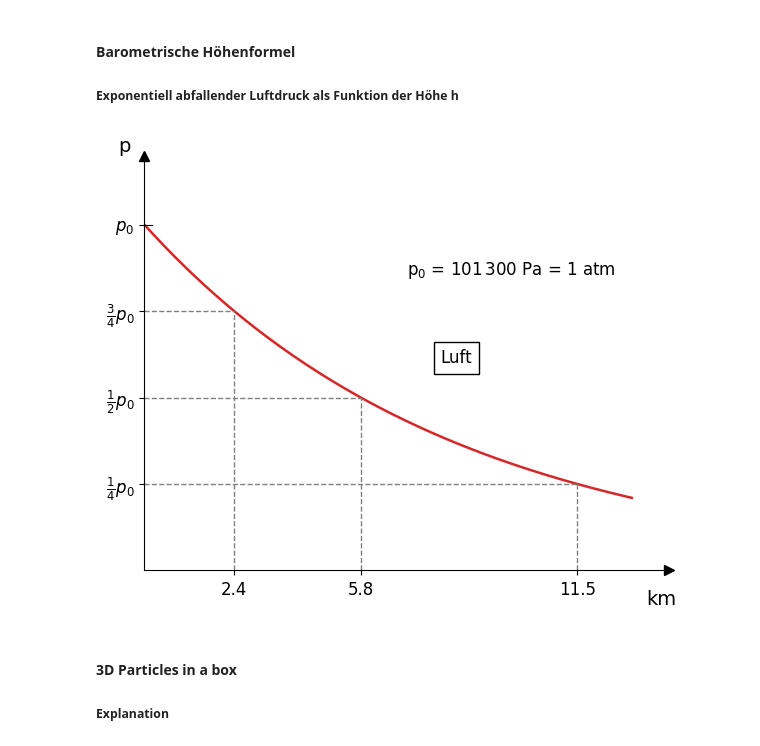
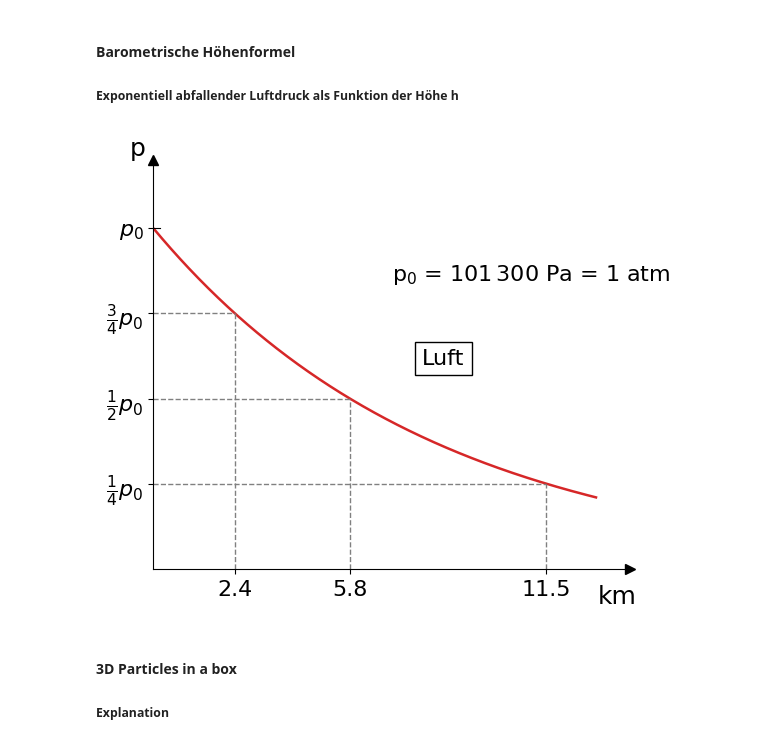
Before and after one commit to Alex-Hasi2/Skriptum_Grundlagen_Physik_FH-Campus, a Jupyter notebook: Bilder/python_images.ipynb, the cells around one changed output. Saved outputs shown, nothing was run; the diff lists cells and outputs as text; code cells hidden in the pictures.

```diff
--- a/Bilder/python_images.ipynb
+++ b/Bilder/python_images.ipynb
@@ -9,6 +9,10 @@ import numpy as np
 x_max = 14  # Maximale x-Achse in km
 y_max = 1.2  # Maximale y-Achse (normalisierter Druck)
 lw_gray = 1.0  # Linienbreite für graue Hilfslinien
+fs_ticklabels = 16  # Schriftgröße für Achsenbeschriftungen
+fs_insert = 16  # Schriftgröße für eingefügte Boxen
+fs_axislabels = 18  # Schriftgröße für Achsenlabels
+
 # 1. Daten generieren
 # Wir plotten von 0 bis 13 km
 h = np.linspace(0, 13, 500)
@@ -65,40 +69,40 @@ ax.plot(0, 1, "^k", transform=ax.get_xaxis_transform(), clip_on=False, markersiz
 
 # 5. Beschriftungen (Ticks und Labels)
 
 # X-Achse
 ax.set_xticks([h_0p75, h_0p5, h_0p25])
-ax.set_xticklabels([str(round(h_0p75, 1)), str(round(h_0p5, 1)), str(round(h_0p25, 1))], fontsize=12)
-ax.text(14.2, -0.1, 'km', fontsize=14, ha='right') # Einheit km
+ax.set_xticklabels([str(round(h_0p75, 1)), str(round(h_0p5, 1)), str(round(h_0p25, 1))], fontsize=fs_ticklabels)
+ax.text(14.2, -0.1, 'km', fontsize=fs_axislabels, ha='right') # Einheit km
 
 # Y-Achse
 ax.set_yticks([1.0, 0.75, 0.5, 0.25])
-ax.set_yticklabels(['$p_0$', r'$\frac{3}{4} p_0$', r'$\frac{1}{2} p_0$', r'$\frac{1}{4} p_0$'], fontsize=12)
-ax.text(-0.7, 1.2, 'p', fontsize=14, va='bottom') # Label p
+ax.set_yticklabels(['$p_0$', r'$\frac{3}{4} p_0$', r'$\frac{1}{2} p_0$', r'$\frac{1}{4} p_0$'], fontsize=fs_ticklabels)
+ax.text(-0.7, 1.2, 'p', fontsize=fs_axislabels, va='bottom') # Label p
 
 # Kleiner Strich oben bei p0 (da die Achse weitergeht, aber der Wert dort ist)
 ax.plot([0, 0.2], [1, 1], color='black', linewidth=0.8)
 
 # 6. Text-Annotationen
 
 # Text: p0 = 1013 hPa...
 text_str = r"p$_0$ = $101\,300$ Pa = 1 atm"
-ax.text(7, 0.9, text_str, fontsize=12, va='top')
+ax.text(7, 0.9, text_str, fontsize=fs_insert, va='top')
 
 # Box mit "Luft"
-ax.text(7.9, 0.6, "Luft", fontsize=12,
+ax.text(7.9, 0.6, "Luft", fontsize=fs_insert,
         bbox=dict(facecolor='white', edgecolor='black', pad=5))
 
 # Titel oder Layout-Anpassung
 plt.tight_layout()
 
 # Anzeigen
 # plt.show()
 
 # bbox_inches='tight' schneidet überschüssigen weißen Rand weg
 output_folder = 'C:/Users/alexsc31/Documents_privat/FH Campus/Clinical_Engineering/GithubRepo/Skriptum_Grundlagen_Physik_FH-Campus/Bilder/Kapitel_Waermelehre/'
 plt.savefig(output_folder + 'hoehenformel.pdf', bbox_inches='tight')
 # %% [output]
-[figure, old version]
+[figure, new version]
 # %% [markdown]
 #### 3D Particles in a box
 ##### Explanation
```
Also changed, not shown: parts of 1 cell of this notebook, 3 other files.
